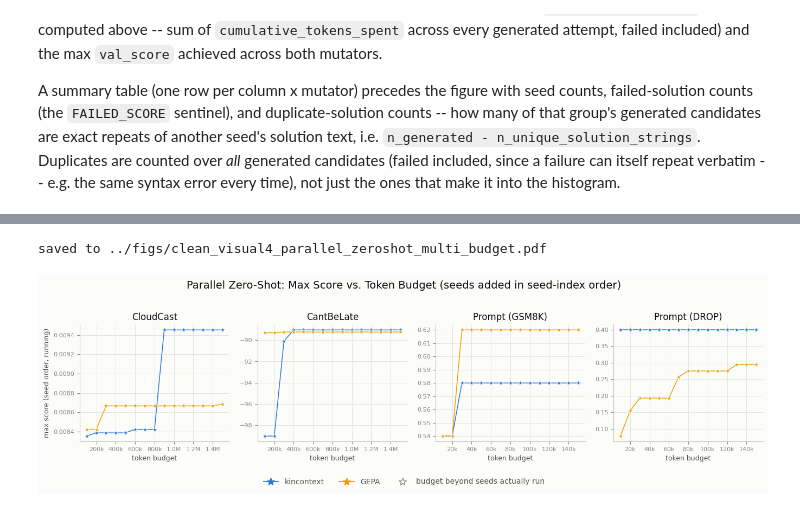
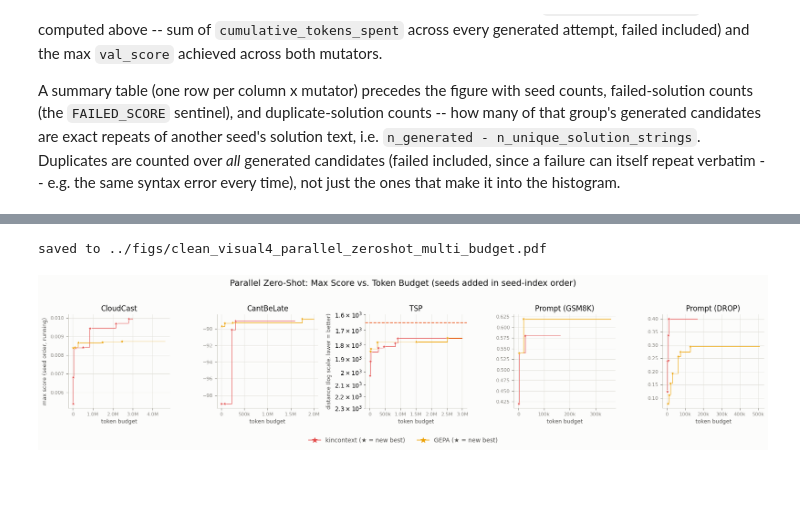
Before and after one commit to msakarvadia/llm_optimizer, a Jupyter notebook: notebooks/clean_visuals.ipynb, the cells around one changed output, grey strips where cells are left out. Saved outputs shown, nothing was run; the diff lists cells and outputs as text; code cells hidden in the pictures; blank space fills up the shorter version.

Commit message:
more visuals

```diff
--- a/notebooks/clean_visuals.ipynb
+++ b/notebooks/clean_visuals.ipynb
@@ -3602,16 +3699,24 @@ section) are left completely untouched -- this cell only *adds* a new,
 separate structure alongside it.
 """
 
-MULTI_BUDGET_COLUMNS = ['cloudcast', 'cantbelate', 'prompt_gsm8k', 'prompt_drop']
+MULTI_BUDGET_COLUMNS = [
+    'cloudcast', 'cantbelate', 'tsp', 'prompt_gsm8k', 'prompt_drop',
+]
 # Dense grids (confirmed with the user): cloudcast/cantbelate every 100k
 # tokens up to the original 1.5M ceiling; prompt (gsm8k/drop) every 10k
 # tokens up to the original 150k ceiling -- same endpoints as the first cut
-# of this figure, just filled in.
+# of this figure, just filled in. TSP every 100k up to 3M -- covers both
+# mutators' actual total spend on disk (kincontext ~1.47M, GEPA ~2.82M
+# summed across 200 seeds each, verified against parallel_zeroshot/tsp),
+# now that TSP's token-computation bug is fixed (per the user) and it's
+# no longer excluded below.
 _CLOUDCAST_CANTBELATE_BUDGETS = list(range(100_000, 1_500_000 + 1, 100_000))
 _PROMPT_BUDGETS = list(range(10_000, 150_000 + 1, 10_000))
+_TSP_BUDGETS = list(range(100_000, 3_000_000 + 1, 100_000))
 MULTI_BUDGETS = {
     'cloudcast': _CLOUDCAST_CANTBELATE_BUDGETS,
     'cantbelate': _CLOUDCAST_CANTBELATE_BUDGETS,
+    'tsp': _TSP_BUDGETS,
     'prompt_gsm8k': _PROMPT_BUDGETS,
     'prompt_drop': _PROMPT_BUDGETS,
 }
@@ -3620,7 +3725,7 @@ MULTI_BUDGETS = {
 def pz_seed(dirname: str, task_name: str) -> int:
     """Seed index parsed from a parallel_zeroshot dirname: the token
     immediately preceding `_{task_name}_` (verified against disk -- same
-    position for cloudcast/cantbelate/prompt dirnames)."""
+    position for cloudcast/cantbelate/prompt/tsp dirnames)."""
     marker = f'_{task_name}_'
     idx = dirname.index(marker)
     return int(dirname[:idx].rsplit('_', 1)[-1])
@@ -3642,7 +3747,7 @@ for dirname in sorted(os.listdir(PARALLEL_ZEROSHOT_DIR)):
     if bank_path is None:
         continue
     records = load_bank(bank_path)
-    records = filter_tsp_records(dirname, task_name, records)  # no-op (tsp excluded above)
+    records = filter_tsp_records(dirname, task_name, records)  # no-op except tsp
     generated = [r for r in records if r['cumulative_tokens_spent'] > 0]
     if not generated:
         continue
@@ -3697,9 +3870,13 @@ for column_key in MULTI_BUDGET_COLUMNS:
 # %%
-"""Build the 1x4 figure: parallel zero-shot max score at several token
-budgets, seeds added in seed-index order (see loader cell above). New,
-standalone figure -- does not replace or alter the single-point overlay
-already drawn on the score-vs-tokens figures (draw_pz_overlay), which keeps
-using TSP's un-fixed token computation untouched, per the user.
+"""Build the 1x4 figure: parallel zero-shot max score vs. cumulative
+tokens spent, seeds added in seed-index order (see loader cell above).
+Uses plot_pz_curve (see helper cell above) -- a thin step line at each
+seed's own real cumulative-token position, star only at genuine score
+increases, extended flat out to each column's largest checkpoint budget.
+New, standalone figure -- does not replace or alter the single-point
+overlay already drawn on the score-vs-tokens figures (draw_pz_overlay),
+which keeps using TSP's un-fixed token computation untouched, per the
+user.
 """
 
 fig, axes = plt.subplots(
@@ -3721,29 +3898,28 @@ for col_idx, column_key in enumerate(MULTI_BUDGET_COLUMNS):
         )
         continue
 
+    # TSP's raw `score` field is already -distance (see TSP_TRUE_OPTIMUM
+    # in the loader cell near the top of this notebook), so `sign` flips
+    # it back to distance for display, same convention as every other
+    # score-vs-tokens figure in this notebook.
+    sign = -1.0 if column_key == 'tsp' else 1.0
+
     for mutator in PZ_MUTATORS:
         if mutator not in curves:
             continue
         cum_tokens, running_max_scores = curves[mutator]
-        y = step_interpolate(cum_tokens, running_max_scores, budgets)
-        color = PZ_MUTATOR_COLOR[mutator]
-        ax.plot(budgets, y, color=color, linewidth=1.1, zorder=4, label=mutator)
+        plot_pz_curve(
+            ax, cum_tokens, running_max_scores, PZ_MUTATOR_COLOR[mutator],
+            sign=sign, extend_to=budgets[-1], label=mutator,
+        )
 
-        # Budgets within what this mutator's seeds actually spent: filled
-        # star. Budgets past that (forward-filled flat): hollow star, so a
-        # flat tail reads as "ran out of seeds" not "stopped improving".
-        within = budgets <= cum_tokens[-1]
-        beyond = ~within
-        if within.any():
-            ax.scatter(
-                budgets[within], y[within], color=color, marker='*', s=45,
-                zorder=6, edgecolors=SURFACE, linewidths=0.4,
-            )
-        if beyond.any():
-            ax.scatter(
-                budgets[beyond], y[beyond], facecolors='none', edgecolors=color,
-                marker='*', s=45, zorder=6, linewidths=0.9,
-            )
+    if column_key == 'tsp':
+        ax.axhline(
+            sign * TSP_TRUE_OPTIMUM, color=REFERENCE_LINE_COLOR, linewidth=1.3,
+            linestyle='--', zorder=4,
+        )
+        tsp_style(ax)
+        ax.set_ylabel(TSP_YLABEL, color=INK_SECONDARY, fontsize=9)
 
     ax.xaxis.set_major_formatter(tokens_fmt)
     ax.set_xlabel('token budget', color=INK_SECONDARY, fontsize=9)
@@ -3755,40 +3931,34 @@ for col_idx, column_key in enumerate(MULTI_BUDGET_COLUMNS):
     ax.grid(color=GRIDLINE, linewidth=0.6)
     ax.set_axisbelow(True)
 
 axes[0].set_ylabel('max score (seed order, running)', color=INK_SECONDARY, fontsize=9)
 
 legend_handles = [
-    plt.Line2D([0], [0], color=PZ_MUTATOR_COLOR[m], lw=1.3, marker='*',
-               markersize=10, label=m)
+    plt.Line2D([0], [0], color=PZ_MUTATOR_COLOR[m], lw=1.1, marker='*',
+               markersize=9, label=f'{m} (★ = new best)')
     for m in PZ_MUTATORS
-] + [
-    plt.Line2D(
-        [0], [0], marker='*', markersize=10, markerfacecolor='none',
-        markeredgecolor=INK_MUTED, color='none',
-        label='budget beyond seeds actually run',
-    ),
 ]
 fig.legend(
-    handles=legend_handles, loc='lower center', ncol=3, frameon=False,
+    handles=legend_handles, loc='lower center', ncol=2, frameon=False,
     labelcolor=INK_SECONDARY, fontsize=10, bbox_to_anchor=(0.5, -0.12),
 )
 
 fig.suptitle(
     'Parallel Zero-Shot: Max Score vs. Token Budget (seeds added in seed-index order)',
     color=INK_PRIMARY, fontsize=14, y=1.03,
 )
 fig.tight_layout()
 
 fig.savefig(
     os.path.join(FIGS_DIR, 'clean_visual4_parallel_zeroshot_multi_budget.pdf'),
     bbox_inches='tight',
 )
 print(
     'saved to '
     f'{os.path.join(FIGS_DIR, "clean_visual4_parallel_zeroshot_multi_budget.pdf")}',
 )
 
 plt.show()
 # %% [output]
 saved to ../figs/clean_visual4_parallel_zeroshot_multi_budget.pdf
-[figure, old version]
+[figure, new version]
```
Also changed, not shown: parts of 37 cells of this notebook.
